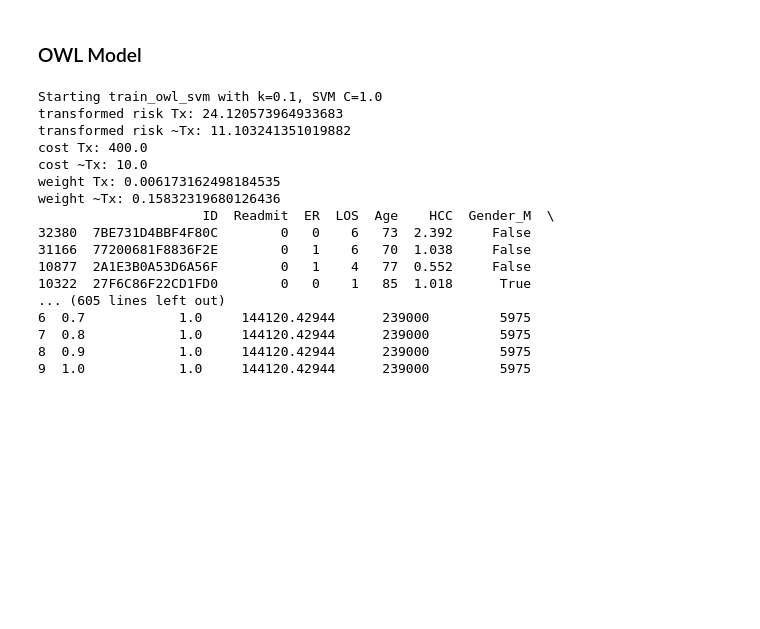
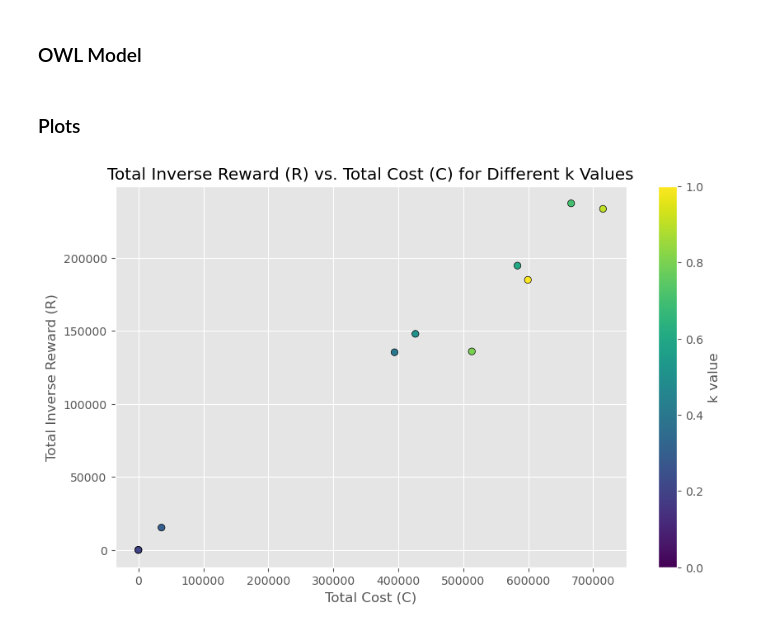
Before and after one commit to rabujamra/SOA_2024, a Jupyter notebook: SOA_Mtg_2024.ipynb, the cells around one changed output. Saved outputs shown, nothing was run; the diff lists cells and outputs as text; code cells hidden in the pictures; blank space fills up the shorter version.

```diff
--- a/SOA_Mtg_2024.ipynb
+++ b/SOA_Mtg_2024.ipynb
@@ -140,10 +140,10 @@ df1.groupby('Tx').agg(
 # %% [markdown]
 ### OWL Model
 # %%
-features_df = df1.drop(['Readmit','Readmit_red','ID','preds','subgroup'],axis=1)
+features_df = df1.drop(['Readmit','Readmit_red','ID','preds','cost','subgroup'],axis=1)
 
 A = df1.columns.to_list()
-B = ['Readmit','Readmit_red','ID','preds','subgroup','Tx']
+B = ['Readmit','Readmit_red','ID','preds','subgroup','cost','Tx']
 features = list(set(A) - set(B))
 # %%
 from sklearn.model_selection import train_test_split
@@ -153,25 +153,21 @@ train_index, test_index = train_test_split(df1.index, test_size=0.3, random_stat
 train_df = df1.iloc[train_index]
 test_df  = df1.iloc[test_index]
 # %%
-k_values = np.arange(0.1, 1.1, 0.1)
-svm_C = 1.0  # You can adjust this value
-results_df = mdls.analyze_k_values(train_df, test_df, features, 'Tx', 'cost', 'Readmit_red', k_values, svm_C)
+k_values = np.arange(0, 1.1, 0.1)
+svm_C = 1.0
+max_iter=5000
+results_df = mdls.analyze_k_values(train_df, test_df, features, 'Tx', 'cost', 'Readmit_red', k_values, svm_C, max_iter)
 print(results_df)
-# %% [output]
-Starting train_owl_svm with k=0.1, SVM C=1.0
-transformed risk Tx: 24.120573964933683
-transformed risk ~Tx: 11.103241351019882
-cost Tx: 400.0
-cost ~Tx: 10.0
-weight Tx: 0.006173162498184535
-weight ~Tx: 0.15832319680126436
-                     ID  Readmit  ER  LOS  Age    HCC  Gender_M  \
-32380  7BE731D4BBF4F80C        0   0    6   73  2.392     False
-31166  77200681F8836F2E        0   1    6   70  1.038     False
-10877  2A1E3B0A53D6A56F        0   1    4   77  0.552     False
-10322  27F6C86F22CD1FD0        0   0    1   85  1.018      True
-... (605 lines left out)
-6  0.7            1.0     144120.42944      239000         5975
-7  0.8            1.0     144120.42944      239000         5975
-8  0.9            1.0     144120.42944      239000         5975
-9  1.0            1.0     144120.42944      239000         5975
+# %% [markdown]
+### Plots
+# %%
+plt.figure(figsize=(10, 6))
+plt.scatter(results_df['total_cost'], results_df['total_inverse_R'], c=results_df['k'], cmap='viridis', edgecolors='k')
+plt.colorbar(label='k value')
+plt.xlabel('Total Cost (C)')
+plt.ylabel('Total Inverse Reward (R)')
+plt.title('Total Inverse Reward (R) vs. Total Cost (C) for Different k Values')
+plt.grid(True)
+plt.show()
+# %% [output]
+[figure, added]
```
Also changed, not shown: parts of 3 cells of this notebook, 1 other file.
